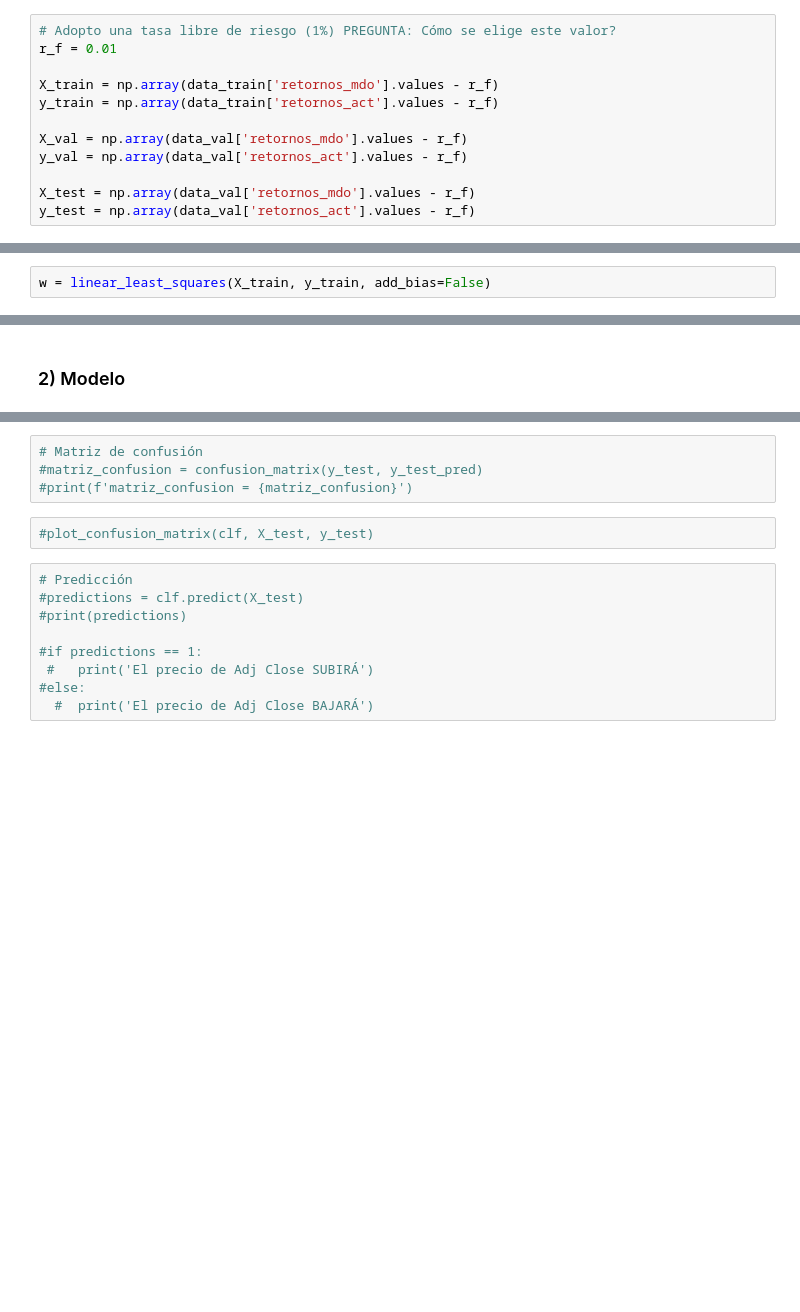
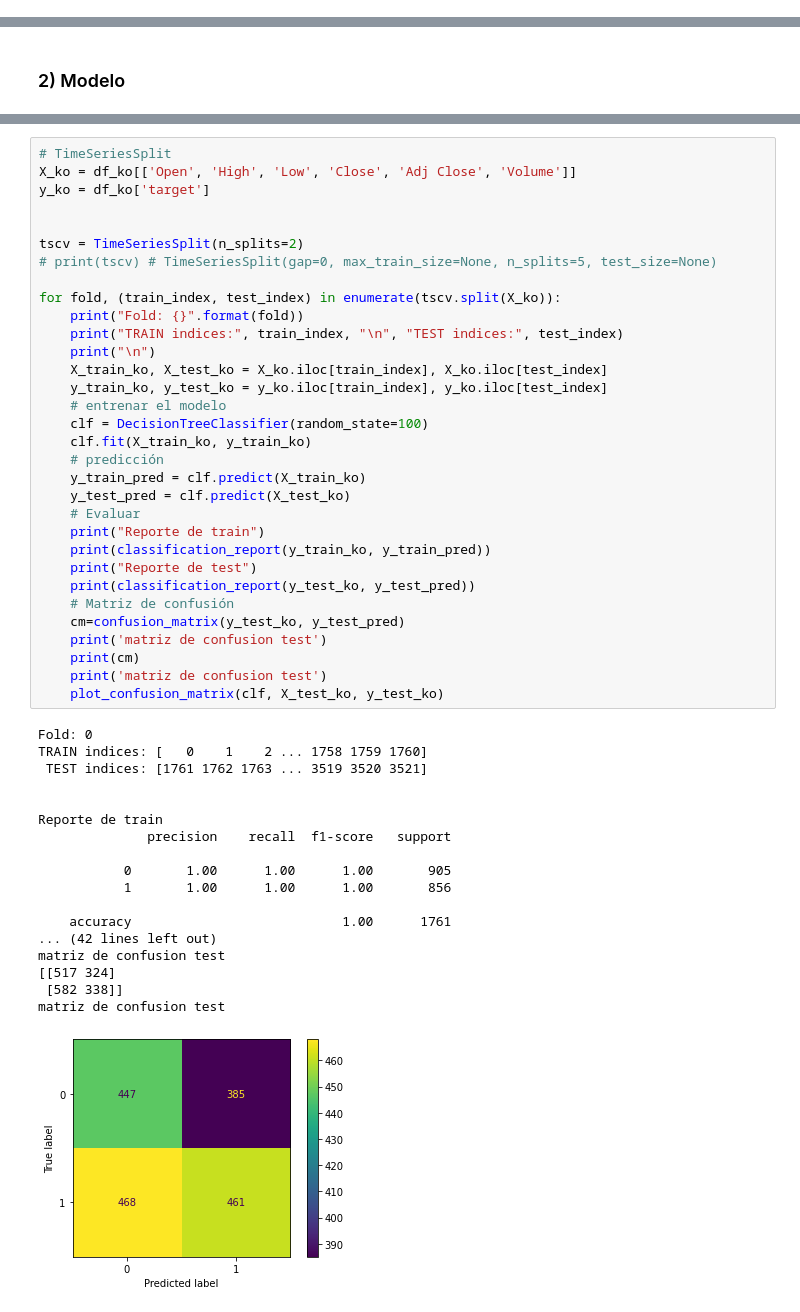
Before and after one commit to VirgniaAmb/MLBolsaMentoria2021, a Jupyter notebook: Avances/practico_3_introduccion_al_aprendizaje_automático.ipynb, the cells around one changed output, grey strips where cells are left out. Cells and saved outputs as stored; diff of their text form; blank space fills up the shorter version.

```diff
--- a/Avances/practico_3_introduccion_al_aprendizaje_automático.ipynb
+++ b/Avances/practico_3_introduccion_al_aprendizaje_automático.ipynb
@@ -288,12 +257,0 @@ data_test.head()
-# %%
-# Adopto una tasa libre de riesgo (1%) PREGUNTA: Cómo se elige este valor?
-r_f = 0.01
-
-X_train = np.array(data_train['retornos_mdo'].values - r_f)
-y_train = np.array(data_train['retornos_act'].values - r_f)
-
-X_val = np.array(data_val['retornos_mdo'].values - r_f)
-y_val = np.array(data_val['retornos_act'].values - r_f)
-
-X_test = np.array(data_val['retornos_mdo'].values - r_f)
-y_test = np.array(data_val['retornos_act'].values - r_f)
@@ -326,2 +257,0 @@ def f(X, w, add_bias=True):
-# %%
-w = linear_least_squares(X_train, y_train, add_bias=False)
@@ -722,15 +520,51 @@ IndentationError: unexpected indent (<ipython-input-48-860972b0079d>, line 3)
-# %%
-# Matriz de confusión
-#matriz_confusion = confusion_matrix(y_test, y_test_pred)
-#print(f'matriz_confusion = {matriz_confusion}')
-# %%
-#plot_confusion_matrix(clf, X_test, y_test)
-# %%
-# Predicción
-#predictions = clf.predict(X_test)
-#print(predictions)
-
-#if predictions == 1:
- #   print('El precio de Adj Close SUBIRÁ')
-#else:
-  #  print('El precio de Adj Close BAJARÁ')
+# %%
+# TimeSeriesSplit
+X_ko = df_ko[['Open', 'High', 'Low', 'Close', 'Adj Close', 'Volume']]
+y_ko = df_ko['target']
+
+
+tscv = TimeSeriesSplit(n_splits=2)
+# print(tscv) # TimeSeriesSplit(gap=0, max_train_size=None, n_splits=5, test_size=None)
+
+for fold, (train_index, test_index) in enumerate(tscv.split(X_ko)):
+    print("Fold: {}".format(fold))
+    print("TRAIN indices:", train_index, "\n", "TEST indices:", test_index)
+    print("\n")
+    X_train_ko, X_test_ko = X_ko.iloc[train_index], X_ko.iloc[test_index]
+    y_train_ko, y_test_ko = y_ko.iloc[train_index], y_ko.iloc[test_index]
+    # entrenar el modelo
+    clf = DecisionTreeClassifier(random_state=100)
+    clf.fit(X_train_ko, y_train_ko)
+    # predicción
+    y_train_pred = clf.predict(X_train_ko)
+    y_test_pred = clf.predict(X_test_ko)
+    # Evaluar
+    print("Reporte de train")
+    print(classification_report(y_train_ko, y_train_pred))
+    print("Reporte de test")
+    print(classification_report(y_test_ko, y_test_pred))
+    # Matriz de confusión
+    cm=confusion_matrix(y_test_ko, y_test_pred)
+    print('matriz de confusion test')
+    print(cm)
+    print('matriz de confusion test')
+    plot_confusion_matrix(clf, X_test_ko, y_test_ko)
+# %% [output]
+Fold: 0
+TRAIN indices: [   0    1    2 ... 1758 1759 1760]
+ TEST indices: [1761 1762 1763 ... 3519 3520 3521]
+
+
+Reporte de train
+              precision    recall  f1-score   support
+
+           0       1.00      1.00      1.00       905
+           1       1.00      1.00      1.00       856
+
+    accuracy                           1.00      1761
+... (42 lines left out)
+matriz de confusion test
+[[517 324]
+ [582 338]]
+matriz de confusion test
+[figure, added]
```
Also changed, not shown: parts of 63 cells of this notebook.
